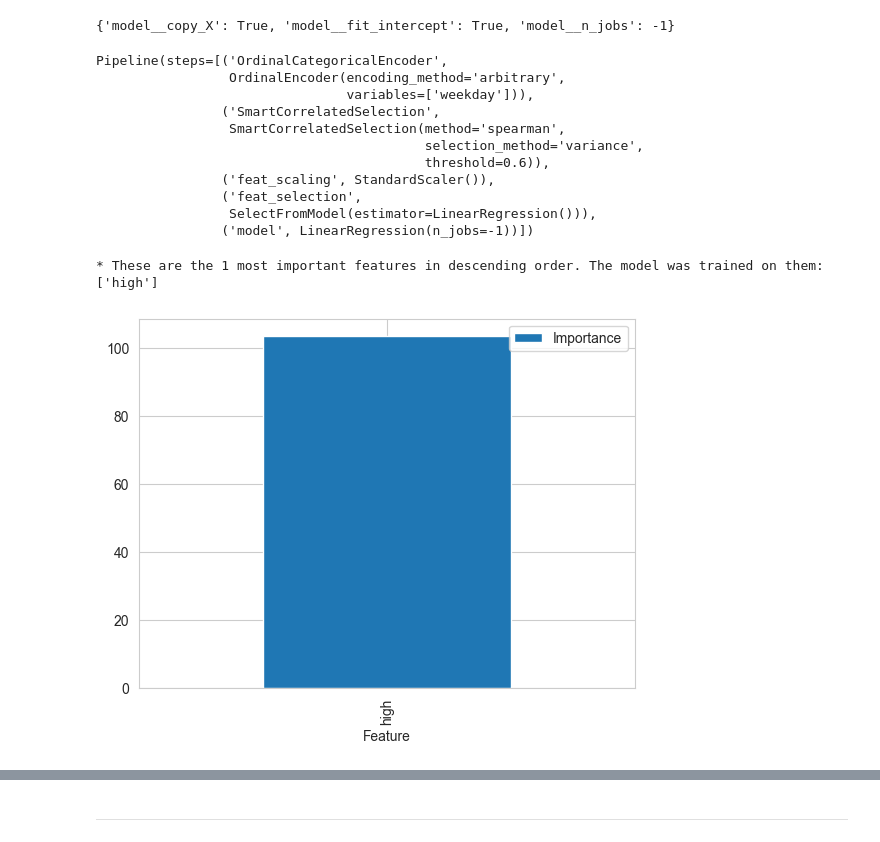
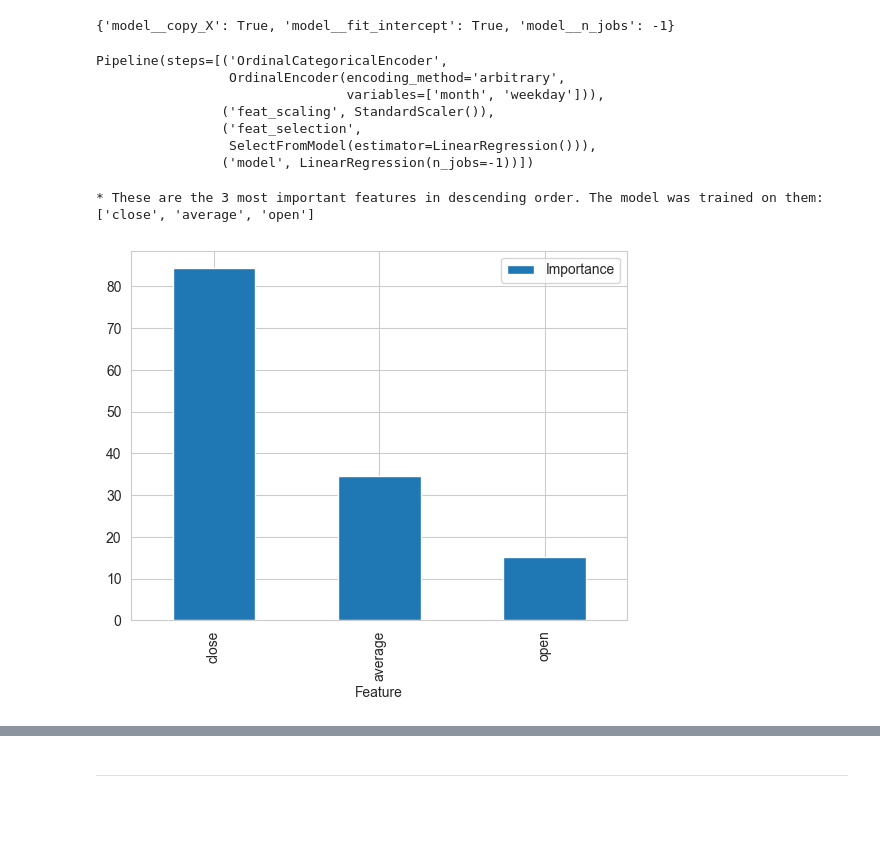
Before and after one commit to AndyV773/PP5, a Jupyter notebook: jupyter_notebooks/06 - Modeling and Evaluation - Regression.ipynb, the cells around one changed output, grey strips where cells are left out. Saved outputs shown, nothing was run; the diff lists cells and outputs as text; code cells hidden in the pictures; blank space fills up the shorter version.

Commit message:
add additional feature 'month' to dataframe. refactor modeling and evaluation regression

```diff
--- a/jupyter_notebooks/06 - Modeling and Evaluation - Regression.ipynb
+++ b/jupyter_notebooks/06 - Modeling and Evaluation - Regression.ipynb
@@ -83,6 +94,7 @@ from sklearn.pipeline import Pipeline
 # Feature Engineering
 from feature_engine.encoding import OrdinalEncoder
 from feature_engine.selection import SmartCorrelatedSelection
+from feature_engine import transformation as vt
 
 # Feat Scaling
 from sklearn.preprocessing import StandardScaler
@@ -102,9 +114,10 @@ from sklearn.ensemble import ExtraTreesRegressor
 def PipelineOptimization(model):
     pipeline_base = Pipeline([
         ("OrdinalCategoricalEncoder", OrdinalEncoder(encoding_method='arbitrary',
-                                                     variables=['weekday'])),
-        ("SmartCorrelatedSelection", SmartCorrelatedSelection(variables=None,
-         method="spearman", threshold=0.6, selection_method="variance")),
+                                                     variables=['month', 'weekday'])),
+        # ("YeoJohnsonNumericalTransformer", vt.YeoJohnsonTransformer(variables=variables)),
+        # ("SmartCorrelatedSelection", SmartCorrelatedSelection(variables=["year", "month", "weekday"],
+        #  method="spearman", threshold=0.4, selection_method="variance")),
         ("feat_scaling", StandardScaler()),
         ("feat_selection",  SelectFromModel(model)),
         ("model", model),
@@ -236,7 +249,7 @@ grid_search_summary
 # %%
 models_search = {
     "LinearRegression": LinearRegression(),
-    "GradientBoostingRegressor": GradientBoostingRegressor(random_state=0),
+    # "GradientBoostingRegressor": GradientBoostingRegressor(random_state=0),
 }
 
 # Documentation to help on hyperparameter list:
@@ -252,15 +265,15 @@ params_search = {
         'model__copy_X': [True, False],
         'model__n_jobs': [-1, 1],
     },
-     "GradientBoostingRegressor": {
-        'model__loss': ['squared_error', 'absolute_error', 'huber'],
-        'model__learning_rate': [0.01, 0.05, 0.1],
-        'model__n_estimators': [100, 200, 300],
-        'model__subsample': [0.5, 0.8, 1.0],
-        'model__min_samples_split': [2, 4, 6],
-        'model__min_samples_leaf': [1, 2, 3],
-        'model__max_depth': [2, 4, 6],
-    },
+    #  "GradientBoostingRegressor": {
+    #     'model__loss': ['squared_error', 'absolute_error', 'huber'],
+    #     'model__learning_rate': [0.01, 0.05, 0.1],
+    #     'model__n_estimators': [100, 200, 300],
+    #     'model__subsample': [0.5, 0.8, 1.0],
+    #     'model__min_samples_split': [2, 4, 6],
+    #     'model__min_samples_leaf': [1, 2, 3],
+    #     'model__max_depth': [2, 4, 6],
+    # },
 }
 # %%
 search = HyperparameterOptimizationSearch(models=models_search, params=params_search)
@@ -308,11 +313,7 @@ pipeline_regressor
 # %% [output]
 Pipeline(steps=[('OrdinalCategoricalEncoder',
                  OrdinalEncoder(encoding_method='arbitrary',
-                                variables=['weekday'])),
-                ('SmartCorrelatedSelection',
-                 SmartCorrelatedSelection(method='spearman',
-                                          selection_method='variance',
-                                          threshold=0.6)),
+                                variables=['month', 'weekday'])),
                 ('feat_scaling', StandardScaler()),
                 ('feat_selection',
                  SelectFromModel(estimator=LinearRegression())),
@@ -350,32 +351,32 @@ if best_model != 'LinearRegression':
 # %%
 
 # after data cleaning and feature engineering, the features may have changes
 # how many data cleaning and feature engineering steps does your pipeline have?
-data_cleaning_feat_eng_steps = 2
+data_cleaning_feat_eng_steps = 1
 columns_after_data_cleaning_feat_eng = (Pipeline(pipeline_regressor.steps[:data_cleaning_feat_eng_steps])
                                         .transform(X_train)
                                         .columns)
 
 best_features = columns_after_data_cleaning_feat_eng[pipeline_regressor['feat_selection'].get_support(
 )].to_list()
 
 # create DataFrame to display feature importance
 df_feature_importance = (pd.DataFrame(data={
     'Feature': columns_after_data_cleaning_feat_eng[pipeline_regressor['feat_selection'].get_support()],
     'Importance': np.abs(pipeline_regressor['model'].coef_)})
     .sort_values(by='Importance', ascending=False)
 )
 
 # Most important features statement and plot
 print(f"* These are the {len(best_features)} most important features in descending order. "
       f"The model was trained on them: \n{df_feature_importance['Feature'].to_list()}")
 
 df_feature_importance.plot(kind='bar', x='Feature', y='Importance')
 plt.show()
 # %% [output]
-* These are the 1 most important features in descending order. The model was trained on them:
-['high']
+* These are the 3 most important features in descending order. The model was trained on them:
+['close', 'average', 'open']
-[figure, old version]
+[figure, new version]
 # %%
 from sklearn.metrics import r2_score, mean_squared_error, mean_absolute_error
 import numpy as np
```
Also changed, not shown: parts of 41 cells of this notebook, 14 other files.
